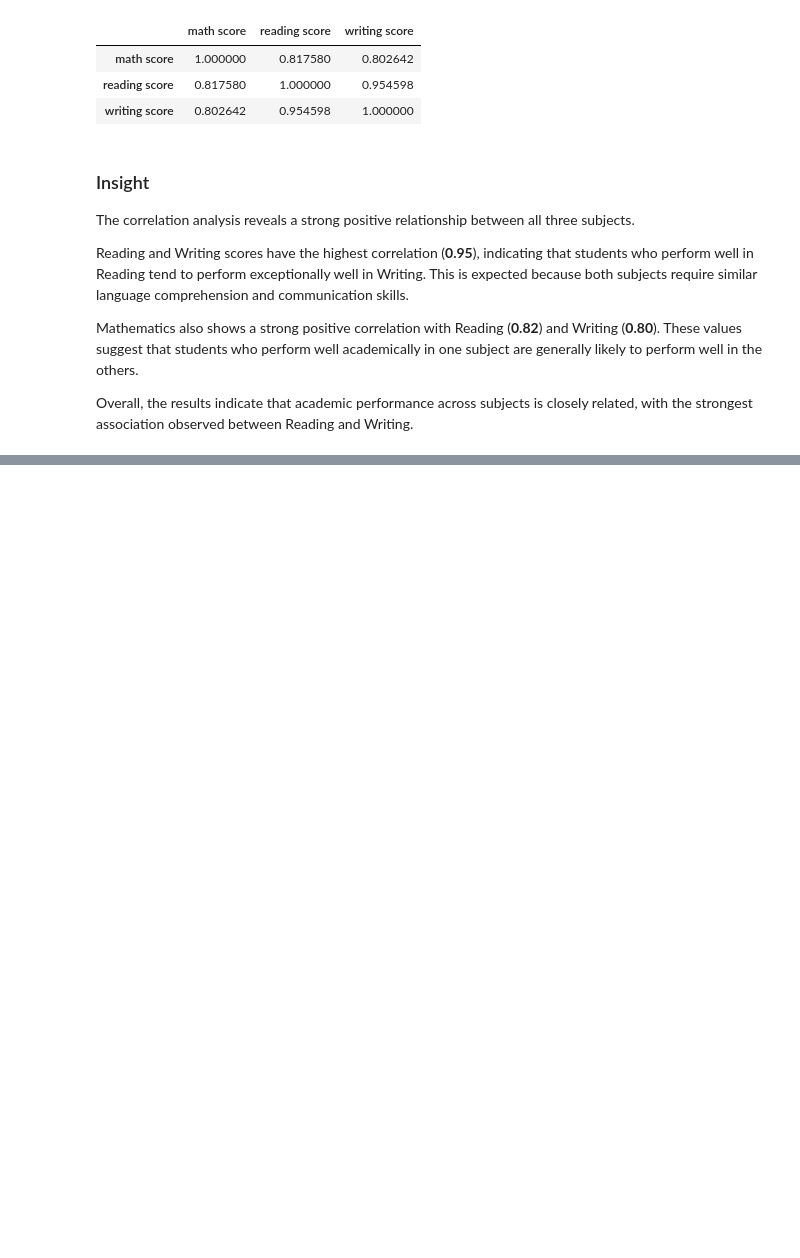
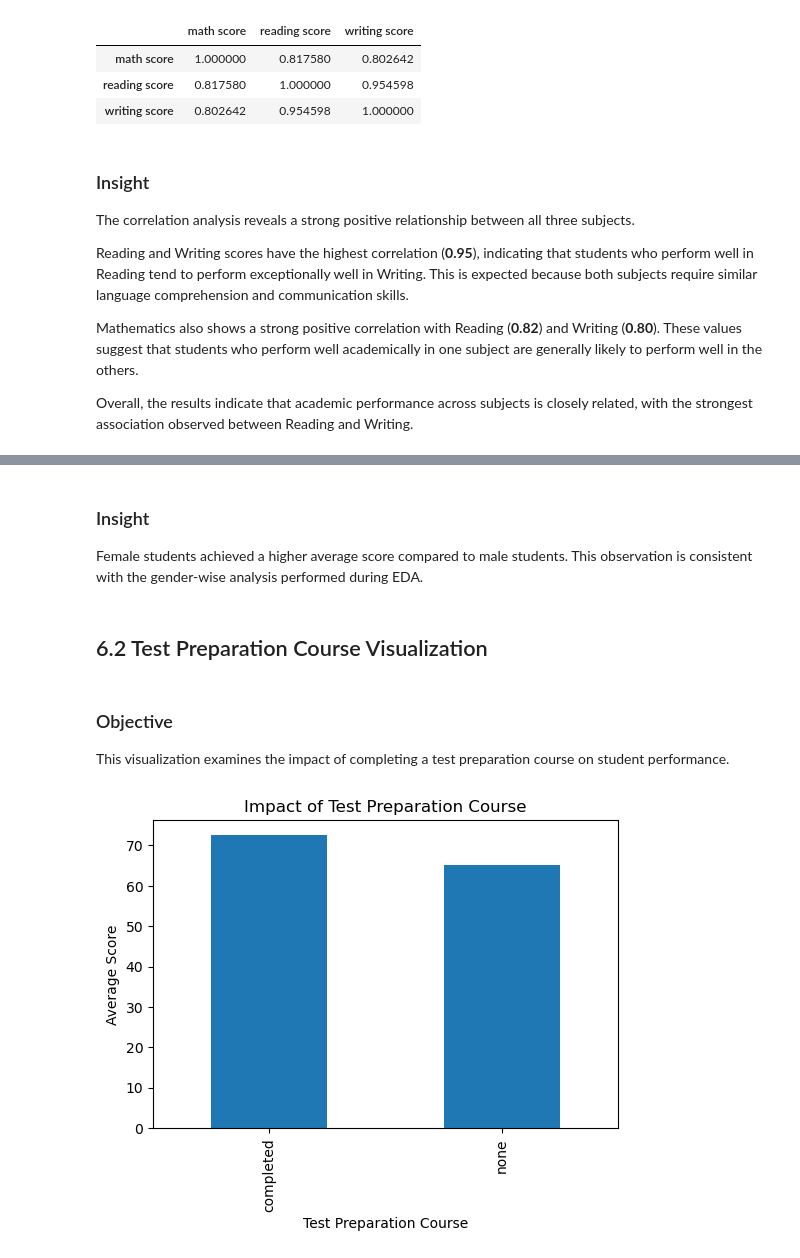
Before and after one commit to Harshpoonia/data-analytics-projects, a Jupyter notebook: Student-Performance-Analysis/notebooks/student_performance_analysis.ipynb, the cells around one changed output, grey strips where cells are left out. Saved outputs shown, nothing was run; the diff lists cells and outputs as text; code cells hidden in the pictures; blank space fills up the shorter version.

```diff
--- a/Student-Performance-Analysis/notebooks/student_performance_analysis.ipynb
+++ b/Student-Performance-Analysis/notebooks/student_performance_analysis.ipynb
@@ -325,0 +350,26 @@ Overall, the results indicate that academic performance across subjects is close
+# %% [markdown]
+### Insight
+
+Female students achieved a higher average score compared to male students. This observation is consistent with the gender-wise analysis performed during EDA.
+# %% [markdown]
+## 6.2 Test Preparation Course Visualization
+# %% [markdown]
+### Objective
+
+This visualization examines the impact of completing a test preparation course on student performance.
+# %%
+test_prep_avg = df.groupby(
+    "test preparation course"
+)["average_score"].mean()
+
+plt.figure(figsize=(6,4))
+test_prep_avg.plot(kind="bar")
+
+plt.title("Impact of Test Preparation Course")
+plt.xlabel("Test Preparation Course")
+plt.ylabel("Average Score")
+
+plt.savefig("../images/test_preparation.png")
+plt.show()
+# %% [output]
+[figure, added]
```
Also changed, not shown: parts of 30 cells of this notebook, 6 other files.
